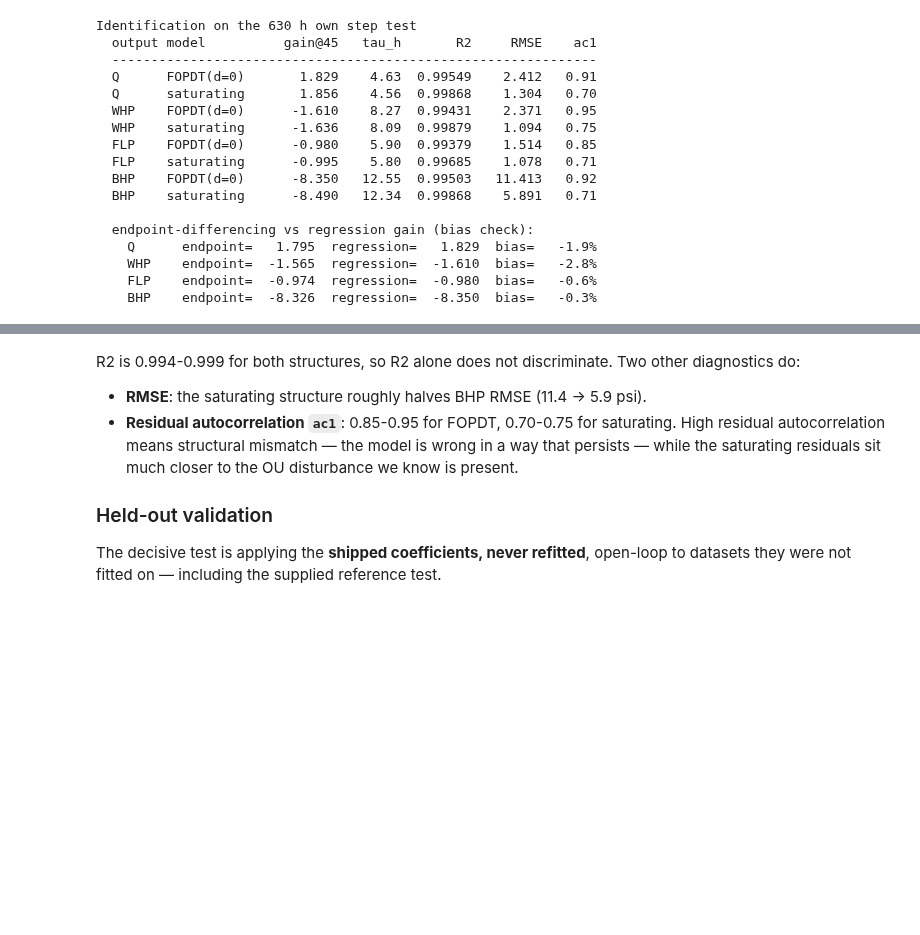
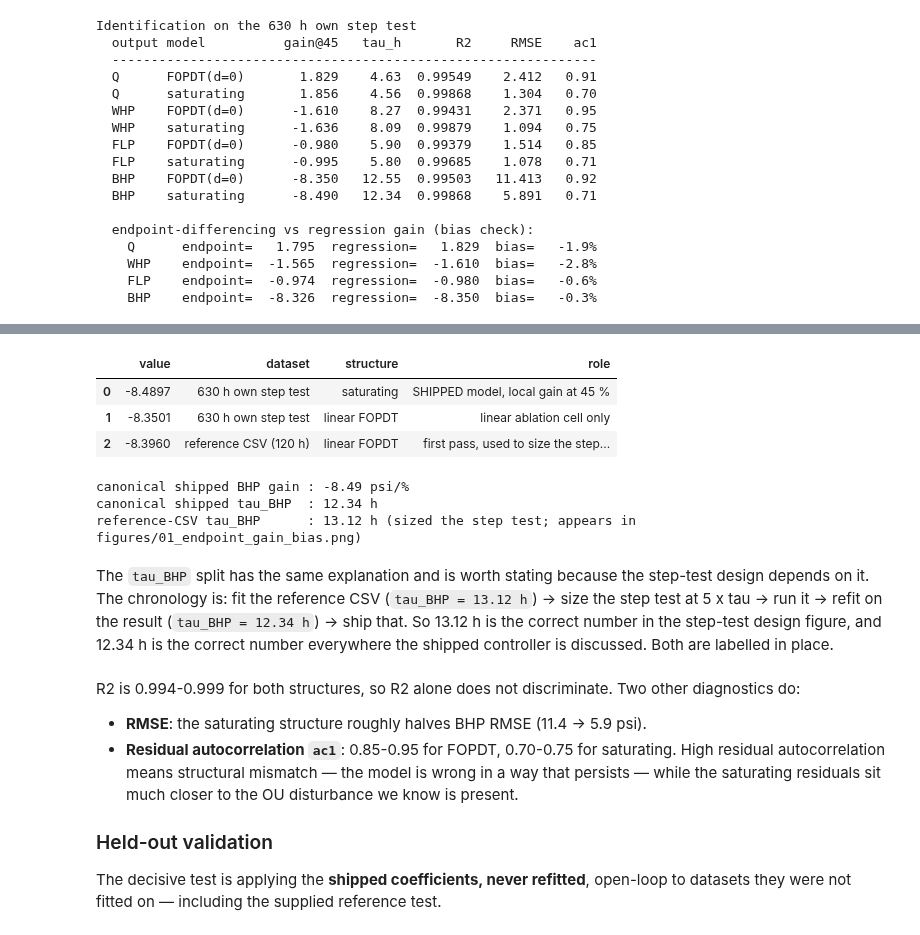
Before and after one commit to tanaysinghh/honeywell-choke-mpc, a Jupyter notebook: notebook/Autonomous_Choke_Control.ipynb, the cells around one changed output, grey strips where cells are left out. Drawn from its saved outputs; the diff is of its cells as text; code cells hidden in the pictures; blank space fills up the shorter version.

```diff
--- a/notebook/Autonomous_Choke_Control.ipynb
+++ b/notebook/Autonomous_Choke_Control.ipynb
@@ -326,3 +335,42 @@ Identification on the 630 h own step test
+# %%
+import limits
+from mpc import IDENTIFIED_FOPDT, build_models
+
+u_ref0, d_ref0, _ = load_reference(DATA / "reference_steptest.csv")
+ref0 = fit_all(u_ref0, d_ref0, ts=1.0)
+shipped = build_models("saturating")
+
+rows = [
+    {"value": float(shipped["BHP"].local_gain(45.0)),
+     "dataset": "630 h own step test", "structure": "saturating",
+     "role": "SHIPPED model, local gain at 45 %"},
+    {"value": IDENTIFIED_FOPDT["BHP"][0],
+     "dataset": "630 h own step test", "structure": "linear FOPDT",
+     "role": "linear ablation cell only"},
+    {"value": ref0["BHP"]["fopdt"].model.gain,
+     "dataset": "reference CSV (120 h)", "structure": "linear FOPDT",
+     "role": "first pass, used to size the step test"},
+]
+display(pd.DataFrame(rows).round(4))
+print(f"canonical shipped BHP gain : {limits.CANONICAL_BHP_GAIN} psi/%")
+print(f"canonical shipped tau_BHP  : {limits.CANONICAL_BHP_TAU} h")
+print(f"reference-CSV tau_BHP      : {limits.REFERENCE_FOPDT_TAU['BHP']} h "
+      f"(sized the step test; appears in figures/01_endpoint_gain_bias.png)")
+# %% [output]
+|  | value | dataset | structure | role |
+| 0 | -8.4897 | 630 h own step test | saturating | SHIPPED model, local gain at 45 % |
+| 1 | -8.3501 | 630 h own step test | linear FOPDT | linear ablation cell only |
+| 2 | -8.3960 | reference CSV (120 h) | linear FOPDT | first pass, used to size the step... |
+canonical shipped BHP gain : -8.49 psi/%
+canonical shipped tau_BHP  : 12.34 h
+reference-CSV tau_BHP      : 13.12 h (sized the step test; appears in figures/01_endpoint_gain_bias.png)
+# %% [markdown]
+The `tau_BHP` split has the same explanation and is worth stating because the
+step-test design depends on it. The chronology is: fit the reference CSV
+(`tau_BHP = 13.12 h`) → size the step test at 5 x tau → run it → refit on the
+result (`tau_BHP = 12.34 h`) → ship that. So 13.12 h is the correct number in
+the step-test design figure, and 12.34 h is the correct number everywhere the
+shipped controller is discussed. Both are labelled in place.
 # %% [markdown]
 R2 is 0.994-0.999 for both structures, so R2 alone does not discriminate. Two
 other diagnostics do:
```
Also changed, not shown: parts of 6 cells of this notebook, 20 other files.
